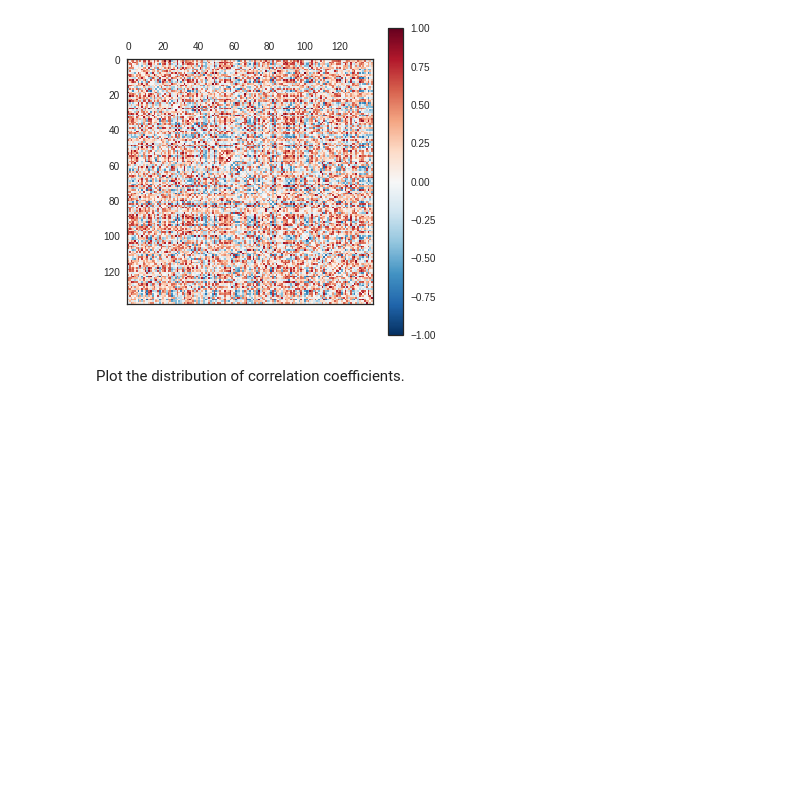
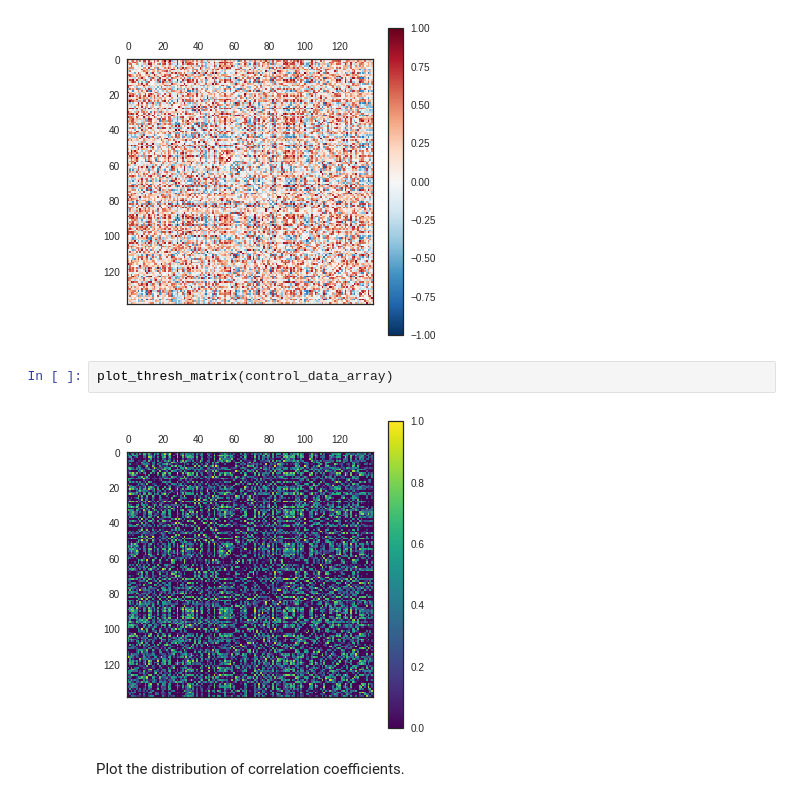
Before and after one commit to danlurie/withdrawal_can, a Jupyter notebook: code/notebooks/Initial data exploration.ipynb, the cells around one changed output. Saved outputs shown, nothing was run; the diff lists cells and outputs as text; blank space fills up the shorter version.

Commit message:
Added plot_thresh figures for raw matrices.

```diff
--- a/code/notebooks/Initial data exploration.ipynb
+++ b/code/notebooks/Initial data exploration.ipynb
@@ -49,6 +49,10 @@ Plot the raw correlation matrix.
 plot_raw_matrix(control_data_array)
 # %% [output]
 [figure]
+# %%
+plot_thresh_matrix(control_data_array)
+# %% [output]
+[figure, added]
 # %% [markdown]
 Plot the distribution of correlation coefficients.
 # %%
```
Also changed, not shown: parts of 1 cell of this notebook.
